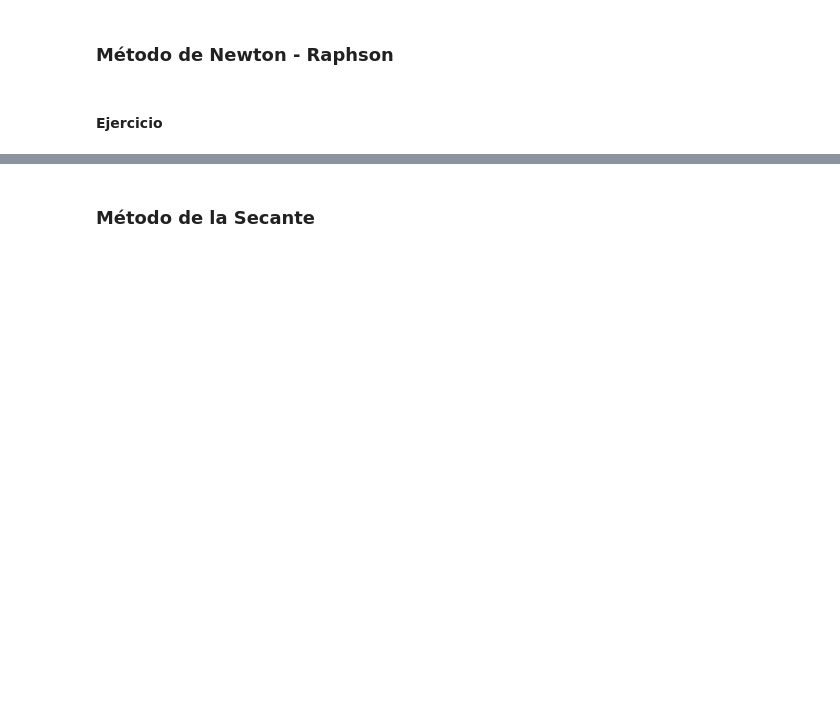
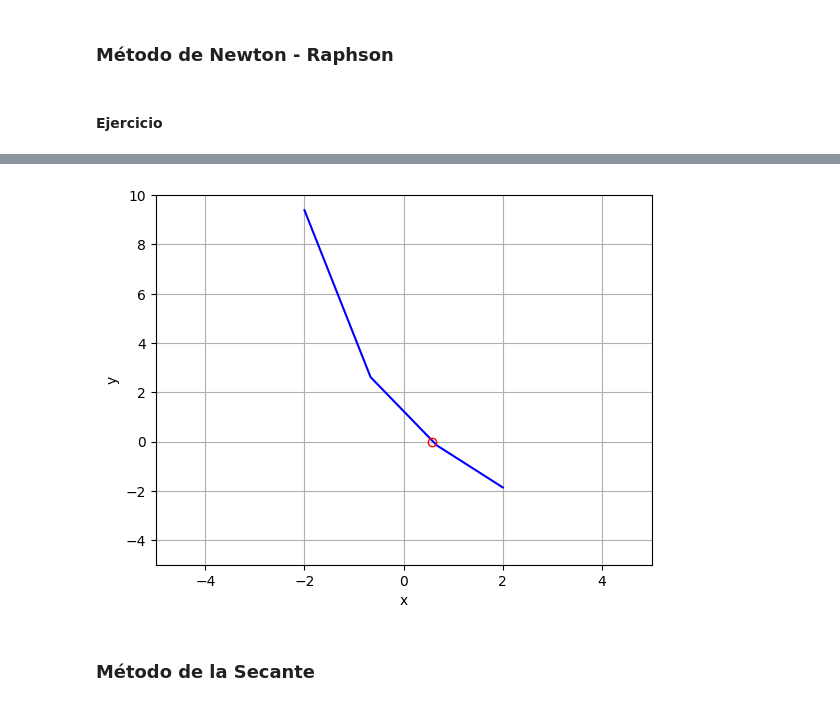
Before and after one commit to smaje99/numerical-methods-udla, a Jupyter notebook: raices de funciones.ipynb, the cells around one changed output, grey strips where cells are left out. Saved outputs shown, nothing was run; the diff lists cells and outputs as text; code cells hidden in the pictures; blank space fills up the shorter version.

Commit message:
🚧 Add Newton-Raphson method, table and chart

```diff
--- a/raices de funciones.ipynb
+++ b/raices de funciones.ipynb
@@ -238,5 +238,18 @@ plt.show()
 [figure]
 # %% [markdown]
 ### Método de Newton - Raphson
+# %%
+def newton_raphson(fx, dfx, x0, error_total, table):
+    error = np.abs(2 * error_total)
+    x_i = x0
+    while error >= error_total:
+        x_ip1 = x_i - fx(x_i) / dfx(x_i)
+        error = np.abs((x_ip1 - x_i) / x_ip1)
+
+        table.append([x_i, x_ip1, error])
+
+        x_i = x_ip1
+
+    return x_i
 # %% [markdown]
 #### Ejercicio
@@ -242,0 +261,5 @@ plt.show()
+# %%
+fx = lambda x: np.exp(-x) - x
+dfx = lambda x: - np.exp(-x) - 1
+# %%
+root = newton_raphson(fx, dfx, 0, 0.0001, table:=[])
@@ -242,0 +274,3 @@ plt.show()
+# %%
+table = np.array(table)
+pd.DataFrame(table, columns=['x_i', 'x_i + 1', 'error'])
@@ -243,3 +283,18 @@ plt.show()
+# %%
+x_plot = np.linspace(-2, 2, len(table))
+y_plot = fx(x_plot)
+
+plt.plot(x_plot, y_plot, c='blue')
+plt.plot(root, fx(root), c='red', marker='o', fillstyle='none')
+
+plt.xlim([-5, 5])
+plt.ylim([-5, 10])
+plt.xlabel('x')
+plt.ylabel('y')
+plt.grid()
+plt.show()
+# %% [output]
+[figure, added]
 # %% [markdown]
 ### Método de la Secante
 # %% [markdown]
```
Also changed, not shown: parts of 5 cells of this notebook.
